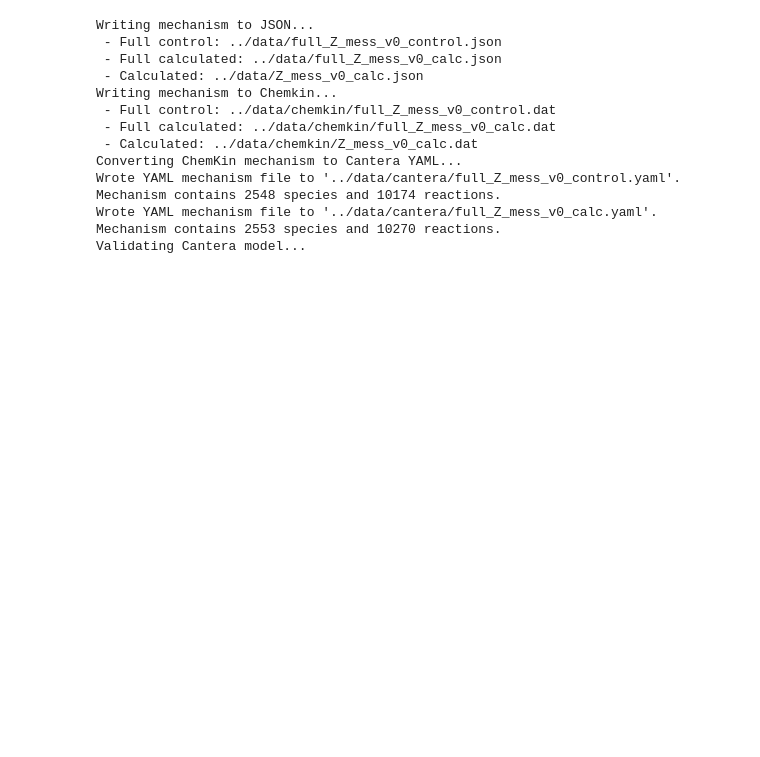
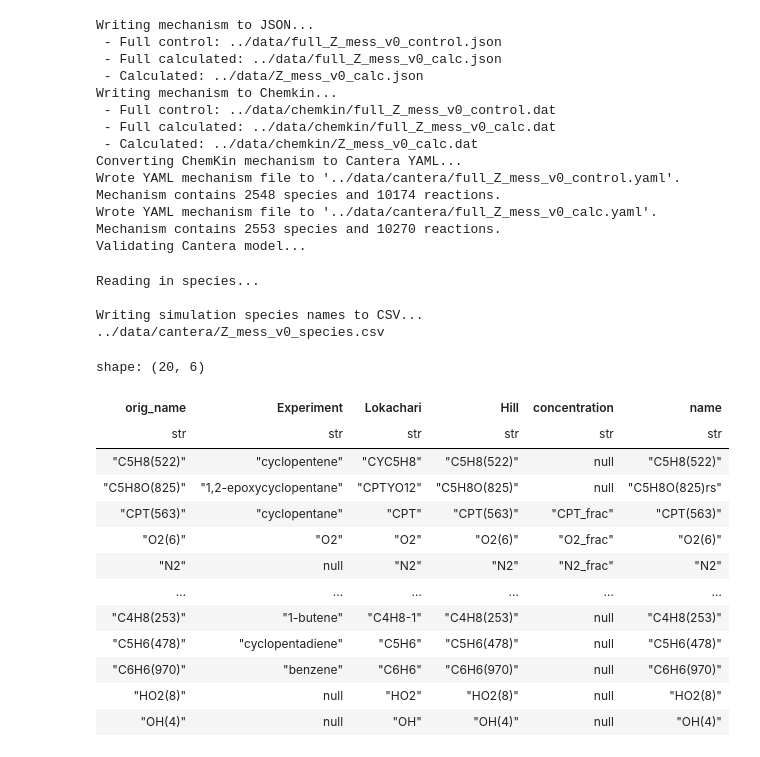
Before and after one commit to avcopan/project-cyclopentane, a Jupyter notebook: notebooks/Z_sim_v0.ipynb, the cells around one changed output. Drawn from its saved outputs; the diff is of its cells as text; code cells hidden in the pictures; blank space fills up the shorter version.

Commit message:
Prepare simulation species

```diff
--- a/notebooks/Z_sim_v0.ipynb
+++ b/notebooks/Z_sim_v0.ipynb
@@ -279,3 +279,24 @@ Mechanism contains 2548 species and 10174 reactions.
 Wrote YAML mechanism file to '../data/cantera/full_Z_mess_v0_calc.yaml'.
 Mechanism contains 2553 species and 10270 reactions.
 Validating Cantera model...
+# %%
+workflow.prepare_simulation_species(tag, root_path=root_path)
+# %% [output]
+Reading in species...
+
+Writing simulation species names to CSV...
+../data/cantera/Z_mess_v0_species.csv
+shape: (20, 6)
+| orig_name | Experiment | Lokachari | Hill | concentration | name |
+| str | str | str | str | str | str |
+| "C5H8(522)" | "cyclopentene" | "CYC5H8" | "C5H8(522)" | null | "C5H8(522)" |
+| "C5H8O(825)" | "1,2-epoxycyclopentane" | "CPTYO12" | "C5H8O(825)" | null | "C5H8O(825)rs" |
+| "CPT(563)" | "cyclopentane" | "CPT" | "CPT(563)" | "CPT_frac" | "CPT(563)" |
+| "O2(6)" | "O2" | "O2" | "O2(6)" | "O2_frac" | "O2(6)" |
+| "N2" | null | "N2" | "N2" | "N2_frac" | "N2" |
+| … | … | … | … | … | … |
+| "C4H8(253)" | "1-butene" | "C4H8-1" | "C4H8(253)" | null | "C4H8(253)" |
+| "C5H6(478)" | "cyclopentadiene" | "C5H6" | "C5H6(478)" | null | "C5H6(478)" |
+| "C6H6(970)" | "benzene" | "C6H6" | "C6H6(970)" | null | "C6H6(970)" |
+| "HO2(8)" | null | "HO2" | "HO2(8)" | null | "HO2(8)" |
+| "OH(4)" | null | "OH" | "OH(4)" | null | "OH(4)" |
```
Also changed, not shown: 1 other file.
